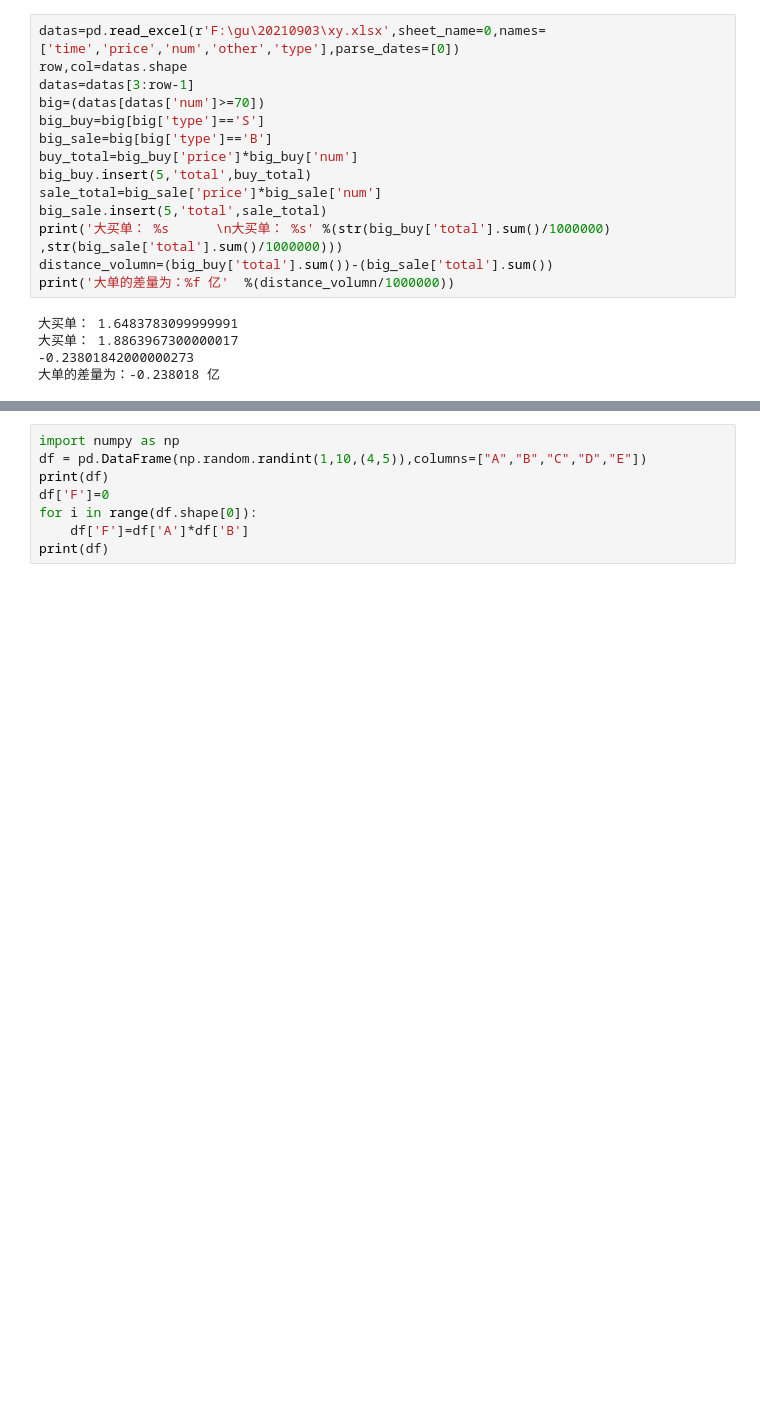
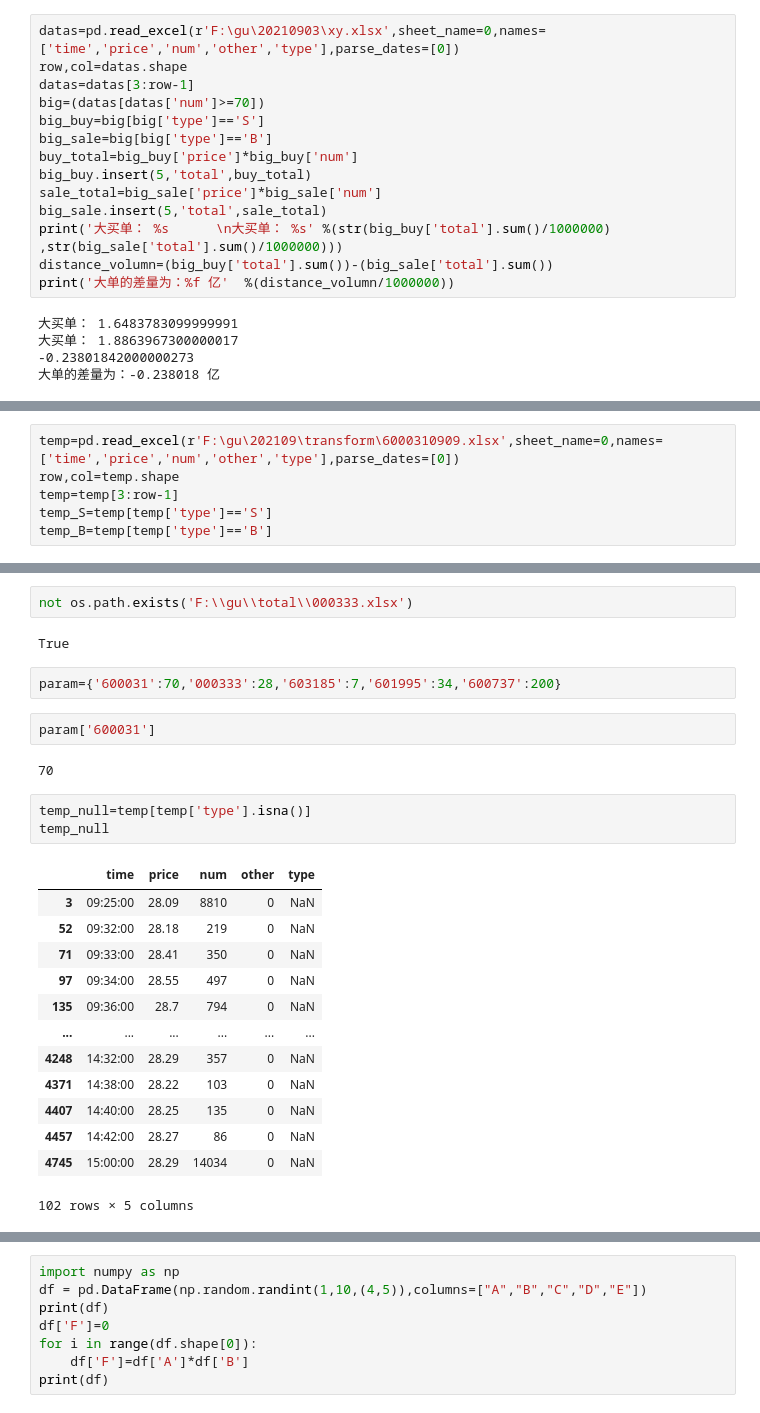
Before and after one commit to wolfly22/py_wolflycc, a Jupyter notebook: src/gu_demo.ipynb, the cells around one changed output, grey strips where cells are left out. Drawn from its saved outputs; the diff is of its cells as text; blank space fills up the shorter version.

```diff
--- a/src/gu_demo.ipynb
+++ b/src/gu_demo.ipynb
@@ -185,0 +202,6 @@ def covern_money(str_money):
+# %%
+temp=pd.read_excel(r'F:\gu\202109\transform\6000310909.xlsx',sheet_name=0,names=['time','price','num','other','type'],parse_dates=[0])
+row,col=temp.shape
+temp=temp[3:row-1]
+temp_S=temp[temp['type']=='S']
+temp_B=temp[temp['type']=='B']
@@ -185,0 +224,27 @@ def covern_money(str_money):
+# %%
+not os.path.exists('F:\\gu\\total\\000333.xlsx')
+# %% [output]
+True
+# %%
+param={'600031':70,'000333':28,'603185':7,'601995':34,'600737':200}
+# %%
+param['600031']
+# %% [output]
+70
+# %%
+temp_null=temp[temp['type'].isna()]
+temp_null
+# %% [output]
+|  | time | price | num | other | type |
+| 3 | 09:25:00 | 28.09 | 8810 | 0 | NaN |
+| 52 | 09:32:00 | 28.18 | 219 | 0 | NaN |
+| 71 | 09:33:00 | 28.41 | 350 | 0 | NaN |
+| 97 | 09:34:00 | 28.55 | 497 | 0 | NaN |
+| 135 | 09:36:00 | 28.7 | 794 | 0 | NaN |
+| ... | ... | ... | ... | ... | ... |
+| 4248 | 14:32:00 | 28.29 | 357 | 0 | NaN |
+| 4371 | 14:38:00 | 28.22 | 103 | 0 | NaN |
+| 4407 | 14:40:00 | 28.25 | 135 | 0 | NaN |
+| 4457 | 14:42:00 | 28.27 | 86 | 0 | NaN |
+| 4745 | 15:00:00 | 28.29 | 14034 | 0 | NaN |
+102 rows × 5 columns
```
Also changed, not shown: parts of 10 cells of this notebook, 7 other files.
